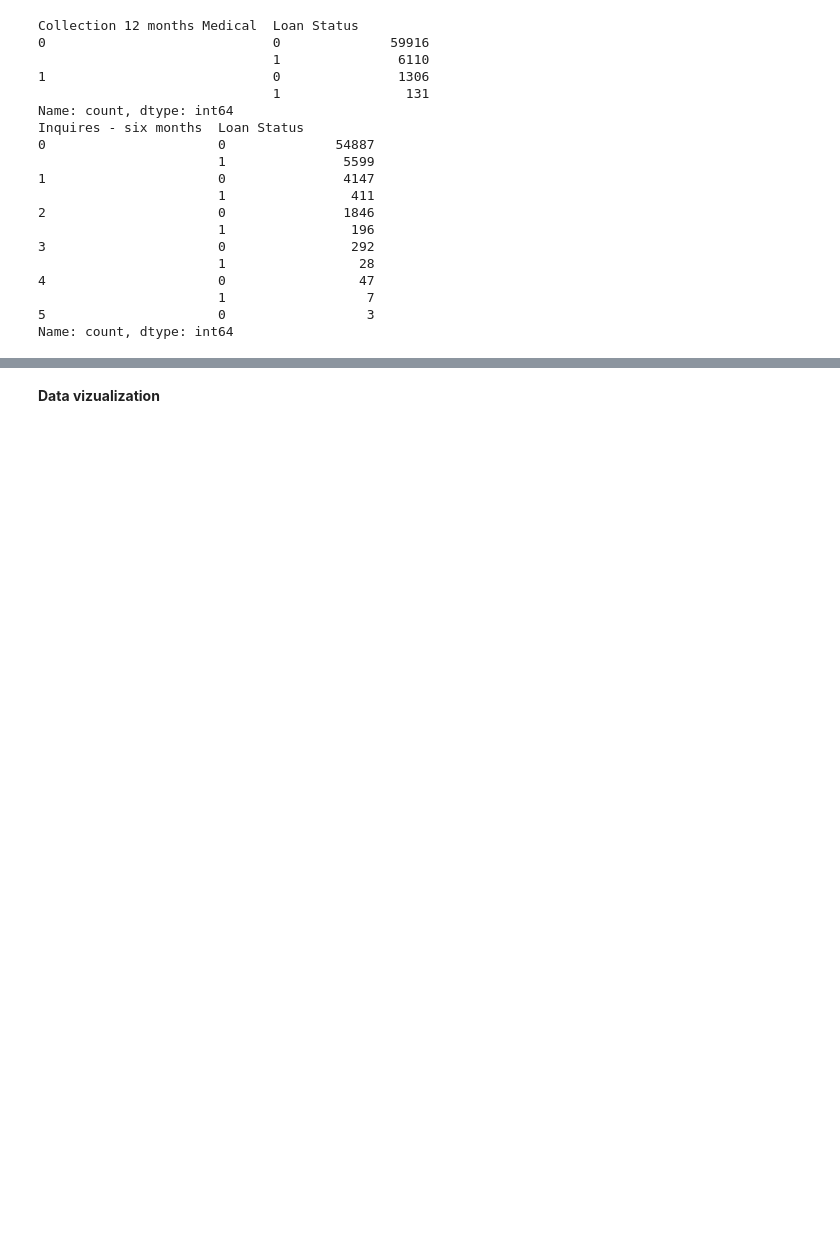
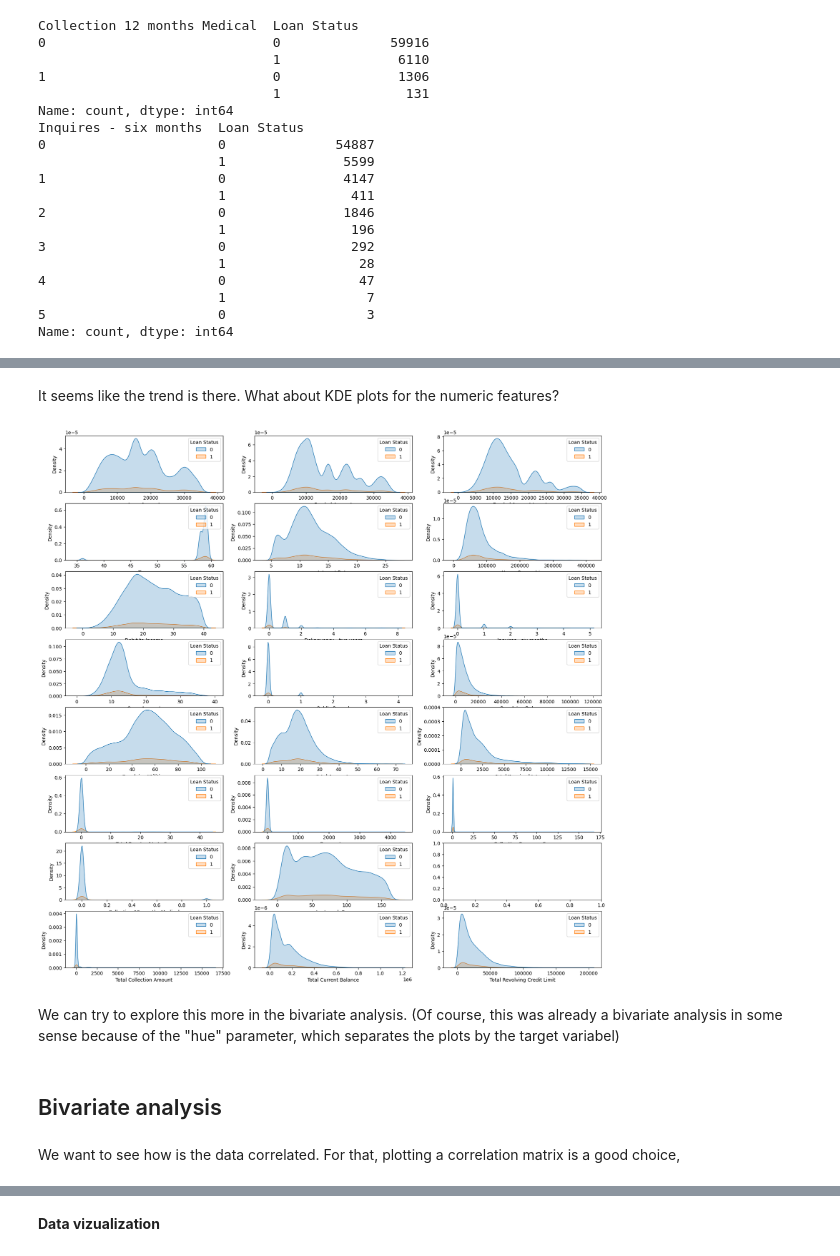
Before and after one commit to stepazel/BankDataAnalysis, a Jupyter notebook: Project.ipynb, the cells around one changed output, grey strips where cells are left out. Drawn from its saved outputs; the diff is of its cells as text; code cells hidden in the pictures; blank space fills up the shorter version.

Commit message:
bivariate analysis in progress

```diff
--- a/Project.ipynb
+++ b/Project.ipynb
@@ -165,3 +168,20 @@ plt.show()
+# %% [markdown]
+It seems like the trend is there. What about KDE plots for the numeric features?
+# %%
+f, axes = plt.subplots(8,3, figsize=(20,20))
+for col in numerical_cols:
+    if col == 'Accounts Delinquent' or col == 'Loan Status':
+        continue
+    sns.kdeplot(data=df, x=col, fill=True, hue='Loan Status', ax=axes[numerical_cols.index(col)//3, numerical_cols.index(col)%3])
+plt.show()
+# %% [output]
+[figure, added]
+# %% [markdown]
+We can try to explore this more in the bivariate analysis. (Of course, this was already a bivariate analysis in some sense because of the "hue" parameter, which separates the plots by the target variabel)
+# %% [markdown]
+## Bivariate analysis
+# %% [markdown]
+We want to see how is the data correlated. For that, plotting a correlation matrix is a good choice,
 # %%
 plt.figure(figsize = (20, 20))
 correlation = df.drop('Loan Status', axis=1).corr(numeric_only=True)
```
Also changed, not shown: parts of 24 cells of this notebook.
